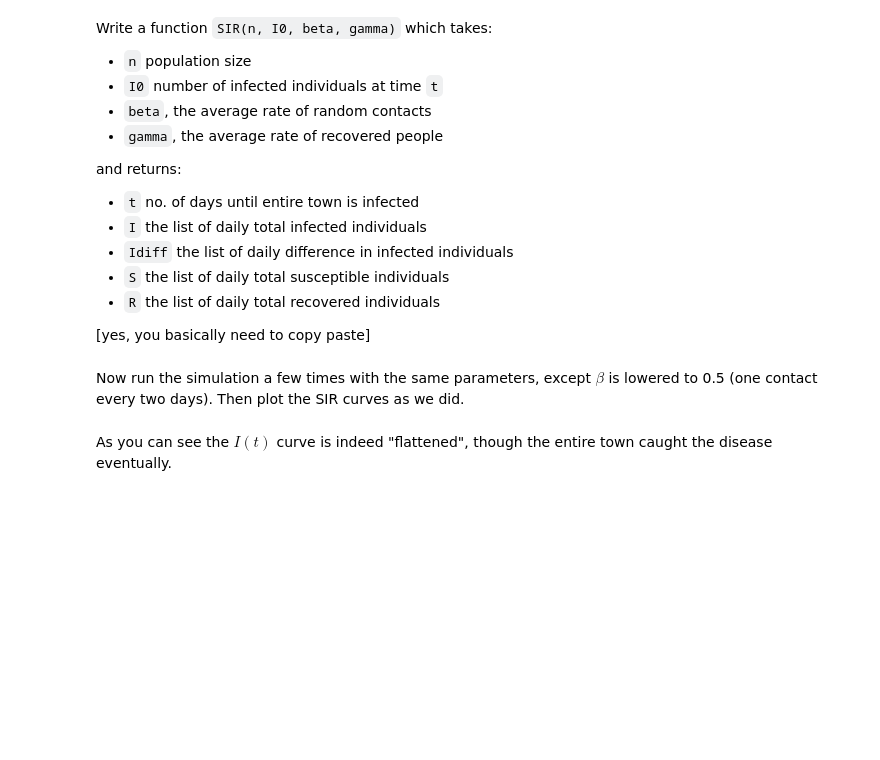
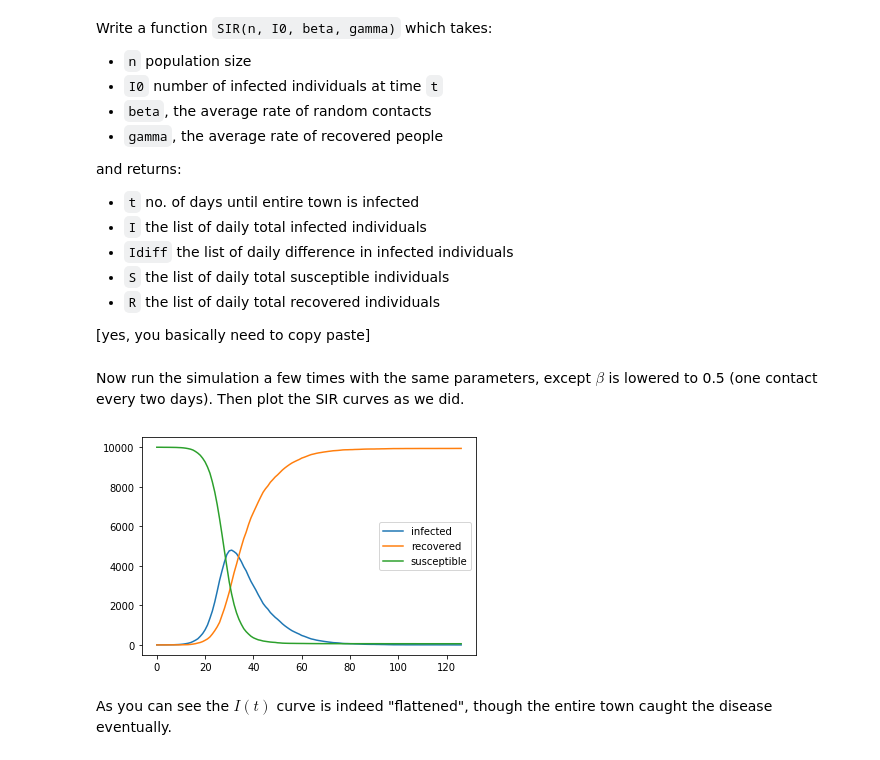
Before and after one commit to IlanaBog/HW5, a Jupyter notebook: hw5.ipynb, the cells around one changed output. Drawn from its saved outputs; the diff is of its cells as text; code cells hidden in the pictures; blank space fills up the shorter version.

```diff
--- a/hw5.ipynb
+++ b/hw5.ipynb
@@ -320,2 +497,37 @@ and returns:
+# %%
+def SIR(n, I0, beta, gamma):
+    infected_times = np.repeat(None, n)
+    times_to_recovery = np.repeat(None, n)
+    infected_times[np.arange(I0)] = -1
+    times_to_recovery[np.arange(I0)] = 1/gamma
+    infected = np.arange(I0)
+    recovered = np.array([])
+    t = 0
+    I = [I0]
+    Idiff = []
+    R = [0]
+    S = [n - len(infected)]
+    while len(infected) > 0:
+        for i in infected:
+            beta_i = np.random.poisson(beta, size=1)[0]
+            met = np.random.choice(n, size=beta_i, replace=False)
+            met = met[(~np.isin(met, infected)) & (~np.isin(met, recovered))]
+            if len(met) > 0:
+                infected = np.append(infected, met)
+                infected_times[met] = t
+                times_to_recovery[met] = np.random.exponential(1/gamma, size=len(met))[0]
+            if t - infected_times[i] > times_to_recovery[i]:
+                infected = infected[infected != i]
+                recovered = np.append(recovered, i)
+            if len(recovered) == n:
+                break
+        I.append(len(infected))
+        Idiff.append(I[t + 1] - I[t])
+        R.append(len(recovered))
+        S.append(n - (I[t] + R[t]))
+        t += 1
+        if np.isclose(len(recovered), n, atol=3):
+            break
+    return (t, I , S, R, Idiff)
 # %% [markdown]
 Now run the simulation a few times with the same parameters, except $\beta$ is lowered to 0.5 (one contact every two days). Then plot the SIR curves as we did.
@@ -324,3 +534,14 @@ Now run the simulation a few times with the same parameters, except $\beta$ is l
+# %%
+t,I,S,R = SIR(10000,1,0.5,0.1)[0:4]
+ts = np.arange(t + 1)
+
+plt.plot(ts, I, label = 'infected')
+plt.plot(ts, R, label = 'recovered')
+plt.plot(ts, S, label = 'susceptible')
+plt.legend()
+plt.show()
+# %% [output]
+[figure, added]
 # %% [markdown]
 As you can see the $I(t)$ curve is indeed "flattened", though the entire town caught the disease eventually.
 # %% [markdown]
```
Also changed, not shown: parts of 38 cells of this notebook.
